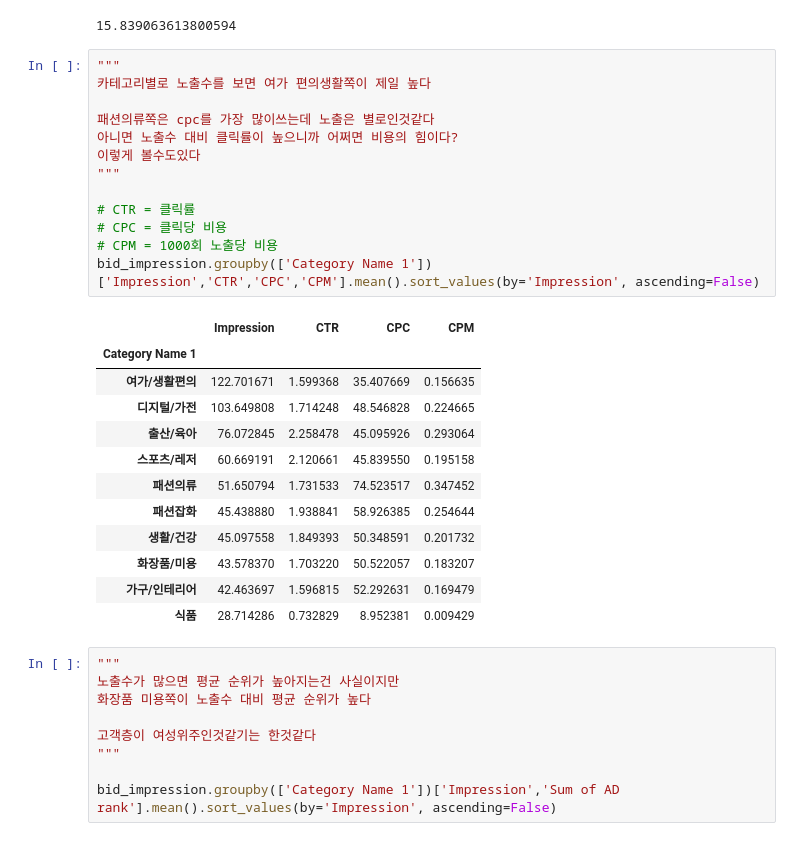
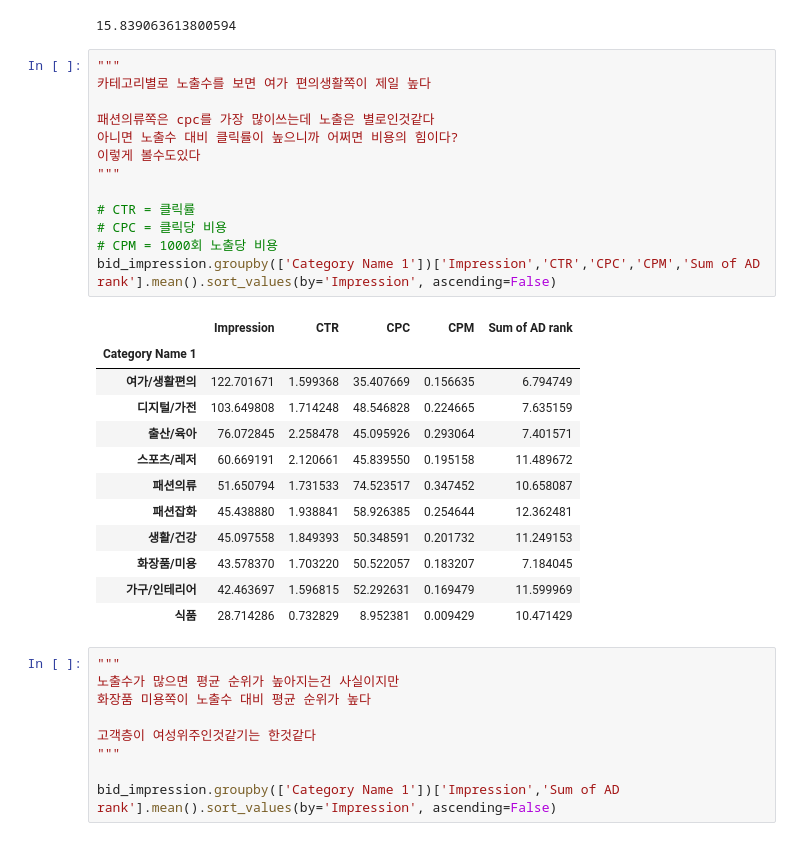
Before and after one commit to jaeseung11/A1_performance_factory_Aveners, a Jupyter notebook: sbk/A1_EDA.ipynb, the cells around one changed output. Drawn from its saved outputs; the diff is of its cells as text.

```diff
--- a/sbk/A1_EDA.ipynb
+++ b/sbk/A1_EDA.ipynb
@@ -1043,29 +1043,29 @@ bid_impression.loc[bid_impression['Click'] == 0, 'Impression'].mean()
 # %%
 """
 카테고리별로 노출수를 보면 여가 편의생활쪽이 제일 높다
 
 패션의류쪽은 cpc를 가장 많이쓰는데 노출은 별로인것같다
 아니면 노출수 대비 클릭률이 높으니까 어쩌면 비용의 힘이다?
 이렇게 볼수도있다
 """
 
 # CTR = 클릭률
 # CPC = 클릭당 비용
 # CPM = 1000회 노출당 비용
-bid_impression.groupby(['Category Name 1'])['Impression','CTR','CPC','CPM'].mean().sort_values(by='Impression', ascending=False)
+bid_impression.groupby(['Category Name 1'])['Impression','CTR','CPC','CPM','Sum of AD rank'].mean().sort_values(by='Impression', ascending=False)
 # %% [output]
-|  | Impression | CTR | CPC | CPM |
-| Category Name 1 |  |  |  |  |
-| 여가/생활편의 | 122.701671 | 1.599368 | 35.407669 | 0.156635 |
-| 디지털/가전 | 103.649808 | 1.714248 | 48.546828 | 0.224665 |
-| 출산/육아 | 76.072845 | 2.258478 | 45.095926 | 0.293064 |
-| 스포츠/레저 | 60.669191 | 2.120661 | 45.839550 | 0.195158 |
-| 패션의류 | 51.650794 | 1.731533 | 74.523517 | 0.347452 |
-| 패션잡화 | 45.438880 | 1.938841 | 58.926385 | 0.254644 |
-| 생활/건강 | 45.097558 | 1.849393 | 50.348591 | 0.201732 |
-| 화장품/미용 | 43.578370 | 1.703220 | 50.522057 | 0.183207 |
-| 가구/인테리어 | 42.463697 | 1.596815 | 52.292631 | 0.169479 |
-| 식품 | 28.714286 | 0.732829 | 8.952381 | 0.009429 |
+|  | Impression | CTR | CPC | CPM | Sum of AD rank |
+| Category Name 1 |  |  |  |  |  |
+| 여가/생활편의 | 122.701671 | 1.599368 | 35.407669 | 0.156635 | 6.794749 |
+| 디지털/가전 | 103.649808 | 1.714248 | 48.546828 | 0.224665 | 7.635159 |
+| 출산/육아 | 76.072845 | 2.258478 | 45.095926 | 0.293064 | 7.401571 |
+| 스포츠/레저 | 60.669191 | 2.120661 | 45.839550 | 0.195158 | 11.489672 |
+| 패션의류 | 51.650794 | 1.731533 | 74.523517 | 0.347452 | 10.658087 |
+| 패션잡화 | 45.438880 | 1.938841 | 58.926385 | 0.254644 | 12.362481 |
+| 생활/건강 | 45.097558 | 1.849393 | 50.348591 | 0.201732 | 11.249153 |
+| 화장품/미용 | 43.578370 | 1.703220 | 50.522057 | 0.183207 | 7.184045 |
+| 가구/인테리어 | 42.463697 | 1.596815 | 52.292631 | 0.169479 | 11.599969 |
+| 식품 | 28.714286 | 0.732829 | 8.952381 | 0.009429 | 10.471429 |
 # %%
 """
 노출수가 많으면 평균 순위가 높아지는건 사실이지만
```
